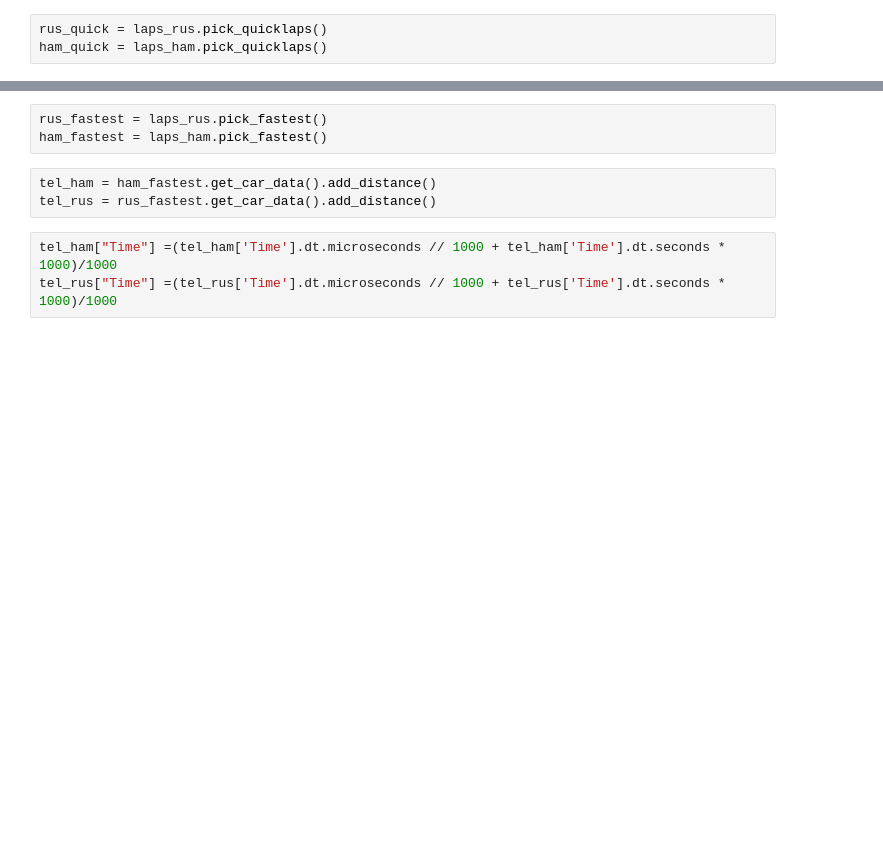
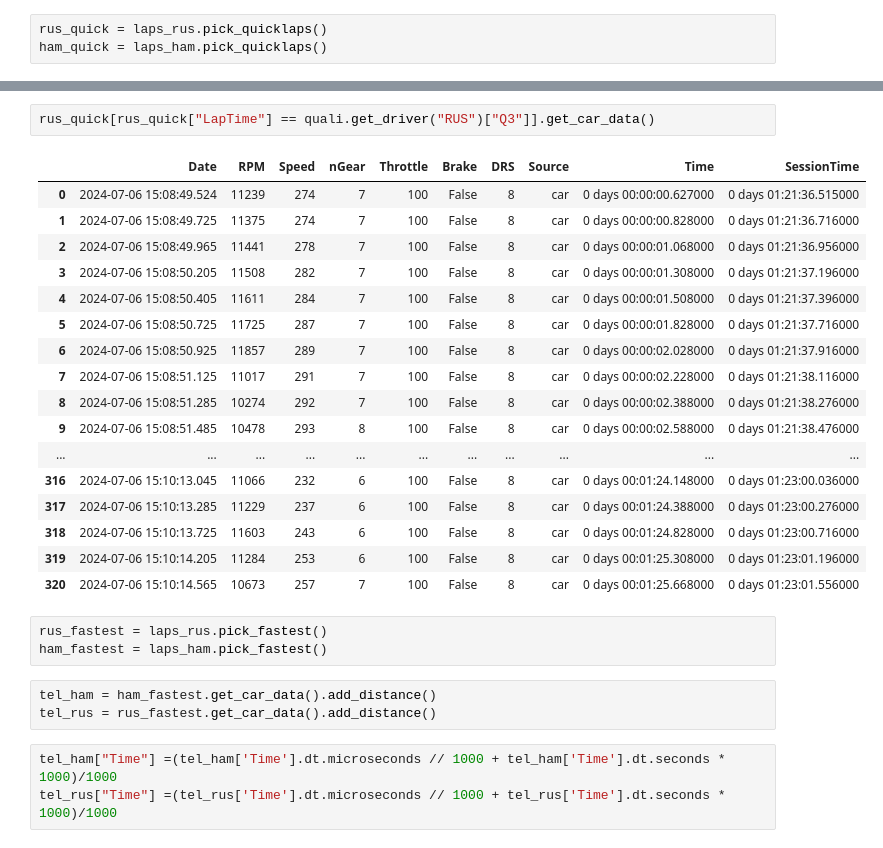
Before and after one commit to Izor12/F1_data, a Jupyter notebook: Untitled.ipynb, the cells around one changed output, grey strips where cells are left out. Cells and saved outputs as stored; diff of their text form; blank space fills up the shorter version.

```diff
--- a/Untitled.ipynb
+++ b/Untitled.ipynb
@@ -84,3 +83,23 @@ ham_quick = laps_ham.pick_quicklaps()
+# %%
+rus_quick[rus_quick["LapTime"] == quali.get_driver("RUS")["Q3"]].get_car_data()
+# %% [output]
+|  | Date | RPM | Speed | nGear | Throttle | Brake | DRS | Source | Time | SessionTime |
+| 0 | 2024-07-06 15:08:49.524 | 11239 | 274 | 7 | 100 | False | 8 | car | 0 days 00:00:00.627000 | 0 days 01:21:36.515000 |
+| 1 | 2024-07-06 15:08:49.725 | 11375 | 274 | 7 | 100 | False | 8 | car | 0 days 00:00:00.828000 | 0 days 01:21:36.716000 |
+| 2 | 2024-07-06 15:08:49.965 | 11441 | 278 | 7 | 100 | False | 8 | car | 0 days 00:00:01.068000 | 0 days 01:21:36.956000 |
+| 3 | 2024-07-06 15:08:50.205 | 11508 | 282 | 7 | 100 | False | 8 | car | 0 days 00:00:01.308000 | 0 days 01:21:37.196000 |
+| 4 | 2024-07-06 15:08:50.405 | 11611 | 284 | 7 | 100 | False | 8 | car | 0 days 00:00:01.508000 | 0 days 01:21:37.396000 |
+| 5 | 2024-07-06 15:08:50.725 | 11725 | 287 | 7 | 100 | False | 8 | car | 0 days 00:00:01.828000 | 0 days 01:21:37.716000 |
+| 6 | 2024-07-06 15:08:50.925 | 11857 | 289 | 7 | 100 | False | 8 | car | 0 days 00:00:02.028000 | 0 days 01:21:37.916000 |
+| 7 | 2024-07-06 15:08:51.125 | 11017 | 291 | 7 | 100 | False | 8 | car | 0 days 00:00:02.228000 | 0 days 01:21:38.116000 |
+| 8 | 2024-07-06 15:08:51.285 | 10274 | 292 | 7 | 100 | False | 8 | car | 0 days 00:00:02.388000 | 0 days 01:21:38.276000 |
+| 9 | 2024-07-06 15:08:51.485 | 10478 | 293 | 8 | 100 | False | 8 | car | 0 days 00:00:02.588000 | 0 days 01:21:38.476000 |
+| ... | ... | ... | ... | ... | ... | ... | ... | ... | ... | ... |
+| 316 | 2024-07-06 15:10:13.045 | 11066 | 232 | 6 | 100 | False | 8 | car | 0 days 00:01:24.148000 | 0 days 01:23:00.036000 |
+| 317 | 2024-07-06 15:10:13.285 | 11229 | 237 | 6 | 100 | False | 8 | car | 0 days 00:01:24.388000 | 0 days 01:23:00.276000 |
+| 318 | 2024-07-06 15:10:13.725 | 11603 | 243 | 6 | 100 | False | 8 | car | 0 days 00:01:24.828000 | 0 days 01:23:00.716000 |
+| 319 | 2024-07-06 15:10:14.205 | 11284 | 253 | 6 | 100 | False | 8 | car | 0 days 00:01:25.308000 | 0 days 01:23:01.196000 |
+| 320 | 2024-07-06 15:10:14.565 | 10673 | 257 | 7 | 100 | False | 8 | car | 0 days 00:01:25.668000 | 0 days 01:23:01.556000 |
 # %%
 rus_fastest = laps_rus.pick_fastest()
 ham_fastest = laps_ham.pick_fastest()
```
Also changed, not shown: parts of 6 cells of this notebook, 1 other file.
